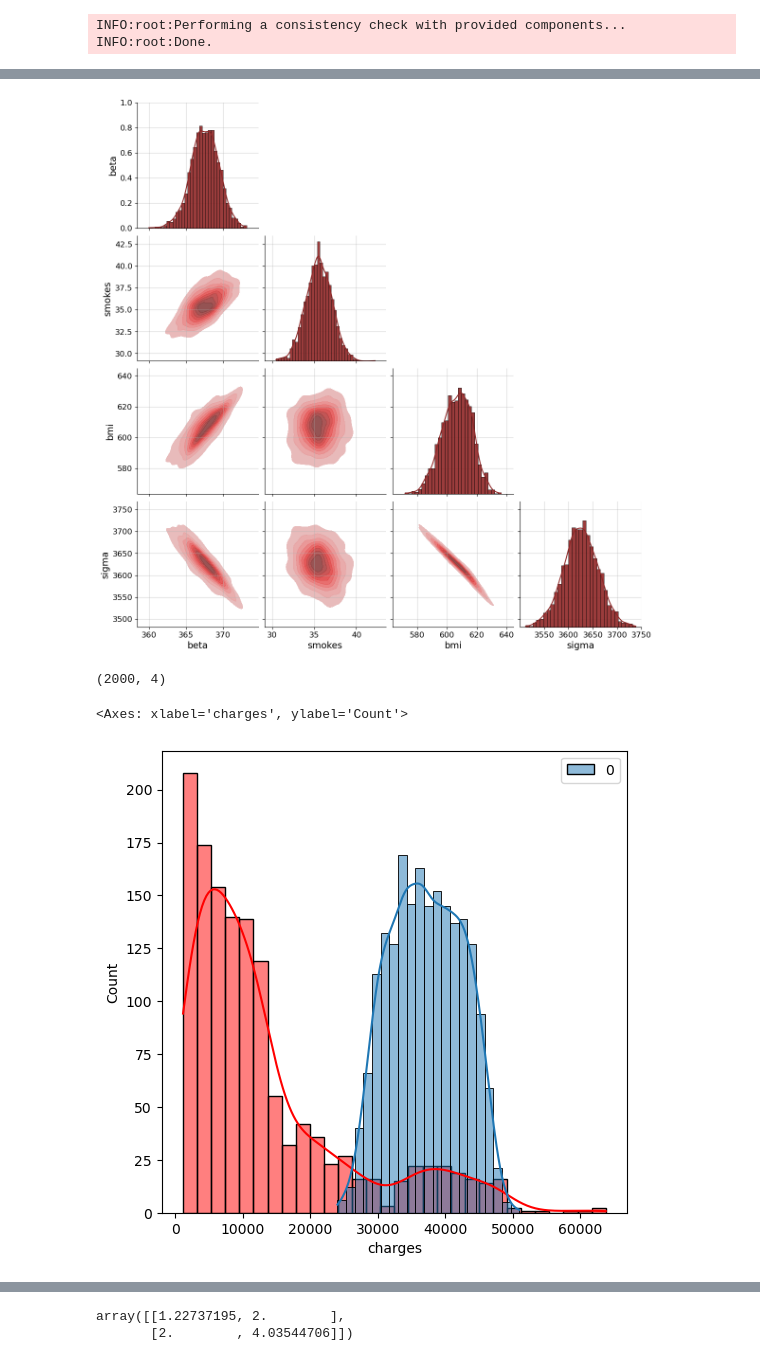
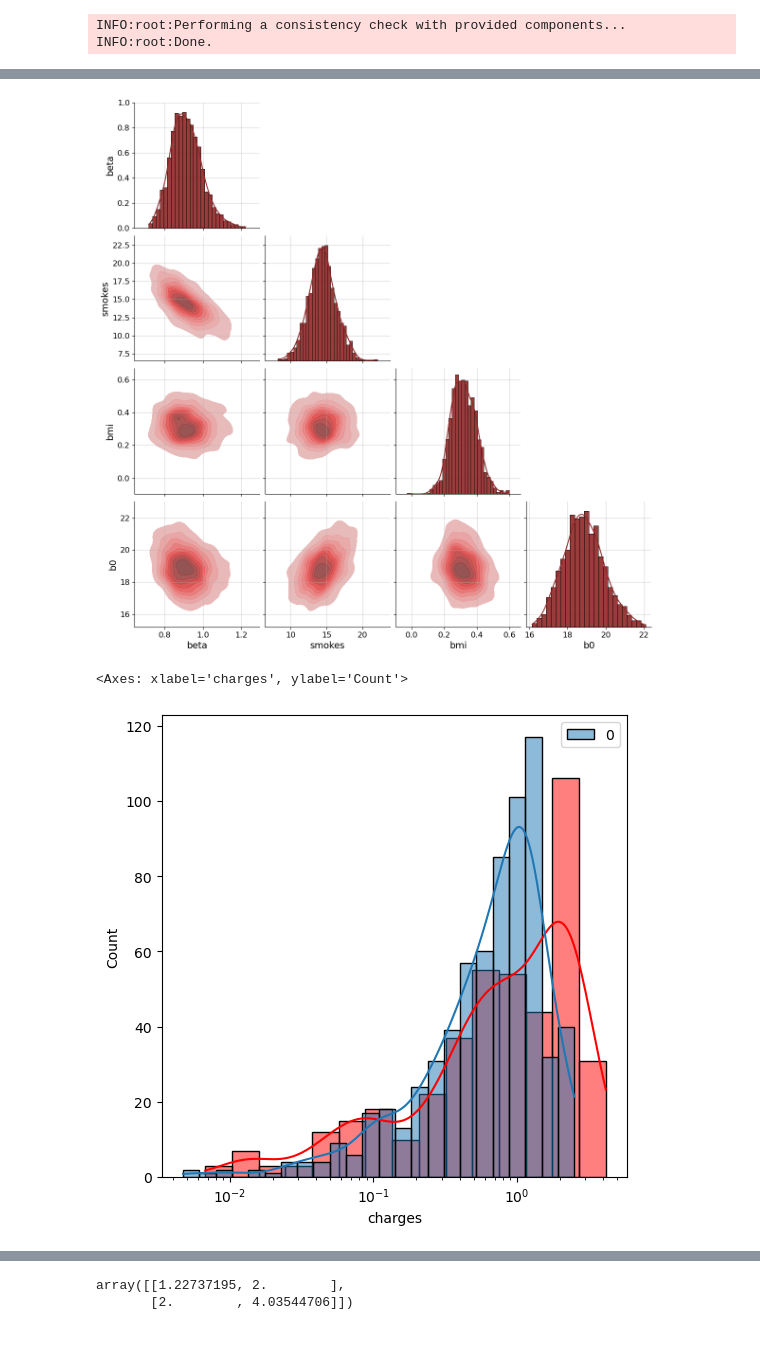
Before and after one commit to Chase-Grajeda/Grajeda-Rowe, a Jupyter notebook: project/insurance_flow.ipynb, the cells around one changed output, grey strips where cells are left out. Cells and saved outputs as stored; diff of their text form; code cells hidden in the pictures.

Commit message:
Fit flow network
Fit charges on log scale

```diff
--- a/project/insurance_flow.ipynb
+++ b/project/insurance_flow.ipynb
@@ -48,12 +52,13 @@ sns.displot(data.charges, kde=True)
 # %%
 def prior_func():
-    beta = rng.gamma(10, 1) # age weight
-    s = rng.gamma(20, 1) # smokes
-    bmi = rng.gamma(10, 1) # bmi weight
-    sigma = rng.gamma(10, 4) # y-intercept
-    return np.array([beta, s, bmi, sigma])
+    beta = rng.gamma(0.3, 2) # age weight
+    s = rng.normal(0.79, 1) # smokes
+    bmi = rng.gamma(0.2, 3) # bmi weight
+    # b0 = rng.normal(0, 1) # y-intercept
+    b0 = np.sqrt(np.power(rng.gamma(1,1), -1)) # scale
+    return np.array([beta, s, bmi, b0])
 
-prior = Prior(prior_fun=prior_func, param_names=["beta", "smokes", "bmi", "sigma"])
+prior = Prior(prior_fun=prior_func, param_names=["beta", "smokes", "bmi", "b0"])
 # f = prior.plot_prior2d()
 # %%
 def simulate(params, n_obs=300):
@@ -92,7 +95,7 @@ sim_data.shape
 summary_net = DeepSet()
 inference_net = InvertibleNetwork(
     num_params=len(prior.param_names),
-    num_coupling_layers=4,
+    num_coupling_layers=6,
     coupling_settings={"dense_args": dict(kernel_regularizer=None), "dropout": True}
 )
 amortizer = AmortizedPosterior(inference_net=inference_net, summary_net=summary_net)
@@ -143,48 +140,38 @@ training_data = data
 training_data = training_data.replace({'yes': 1, 'no': 0})
 training_data = training_data.drop(columns=["sex", "region", "children"])
 # age, smoke, bmi, charge
+training_data.charges = (training_data.charges - training_data.charges.mean()) / training_data.charges.std()
+# training_data.age = (training_data.age - training_data.age.mean()) / training_data.age.std()
+# training_data.bmi = (training_data.bmi - training_data.bmi.mean()) / training_data.bmi.std()
 training_data = training_data.to_numpy()
 
 
-post_samples = amortizer.sample({'summary_conditions': np.asarray([training_data])}, n_samples=2000)
+post_samples = amortizer.sample({'summary_conditions': np.asarray([training_data])}, n_samples=1338)
 f = bf.diagnostics.plot_posterior_2d(post_samples, param_names=prior.param_names)
 # %% [output]
-[figure, old version]
+[figure, new version]
 # %%
 n_samples = post_samples.shape[0]
-print(post_samples.shape)
-
-
 avg_beta = sum(sample[0] for sample in post_samples) / n_samples
 avg_s = sum(sample[1] for sample in post_samples) / n_samples
 avg_bmi = sum(sample[2] for sample in post_samples) / n_samples
-avg_sigma = sum(sample[3] for sample in post_samples) / n_samples
+avg_b0 = sum(sample[3] for sample in post_samples) / n_samples
 
-# avg_beta = post_samples[0][0]
-# avg_s = post_samples[0][1]
-# avg_bmi = post_samples[0][2]
-# avg_x = post_samples[0][3]
-# avg_sigma = post_samples[0][4]
 
 learned_data = np.zeros((n_samples, 1))
 ages = rng.uniform(18, 65, size=n_samples)
 bmis = rng.normal(30, 3, size=n_samples)
 smokes = rng.binomial(1, 0.2, size=n_samples)
 sexes = rng.binomial(1, 0.5, size=n_samples)
 for i in range(n_samples):
-    learned_data[i] = (avg_beta * ages[i]) + (avg_s * smokes[i]) + (avg_bmi * bmis[i]) + avg_sigma
-
-# for i, row in data.iterrows():
-#     age = row.age
-#     sex = 0 if row.sex == "female" else 1
-#     bmi = row.bmi
-#     smoker = 0 if row.smoker == "no" else 1
-#     learned_data[i] = (avg_beta * age) + (avg_s * smoker) + (avg_bmi * bmi) + (avg_x * sex) + avg_sigma
+    learned_data[i] = (avg_beta * ages[i]) + (avg_s * smokes[i]) + (avg_bmi * bmis[i]) + avg_b0
 
 fig, ax = plt.subplots(1,1,figsize=(6,6))
-sns.histplot(data.charges, color='red', kde=True, ax=ax)
-sns.histplot(learned_data, color='blue', kde=True, ax=ax)
+norm_charges = (data.charges - data.charges.mean()) / data.charges.std()
+learned_data = (learned_data - learned_data.mean()) / learned_data.std()
+# reg_charges = np.log(data.charges)
+sns.histplot(norm_charges, log_scale=True, color='red', kde=True, ax=ax)
+sns.histplot(learned_data, log_scale=True, color='blue', kde=True, ax=ax)
 # %% [output]
-(2000, 4)
+<Axes: xlabel='charges', ylabel='Count'>
-<Axes: xlabel='charges', ylabel='Count'>
-[figure, old version]
+[figure, new version]
```
Also changed, not shown: parts of 10 cells of this notebook, 1 other file.
